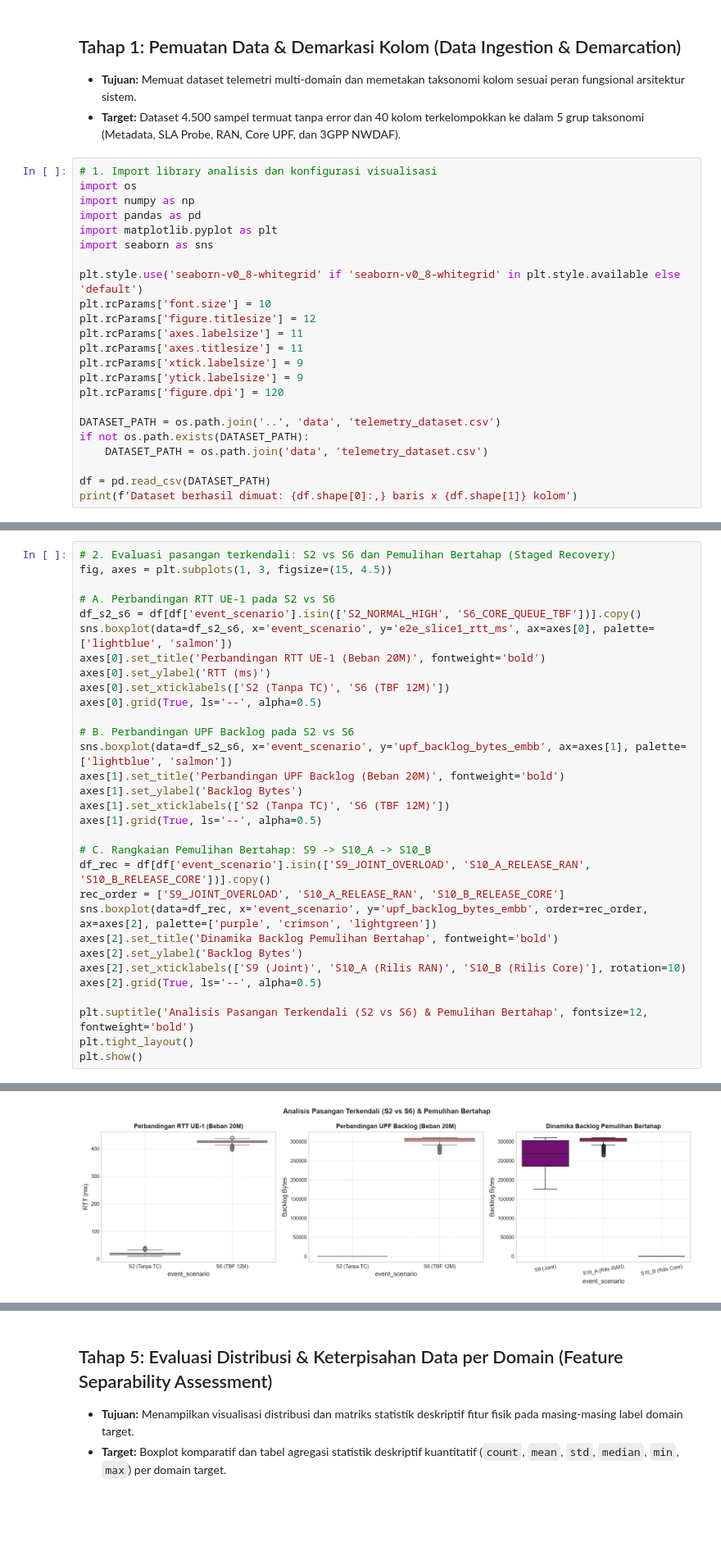
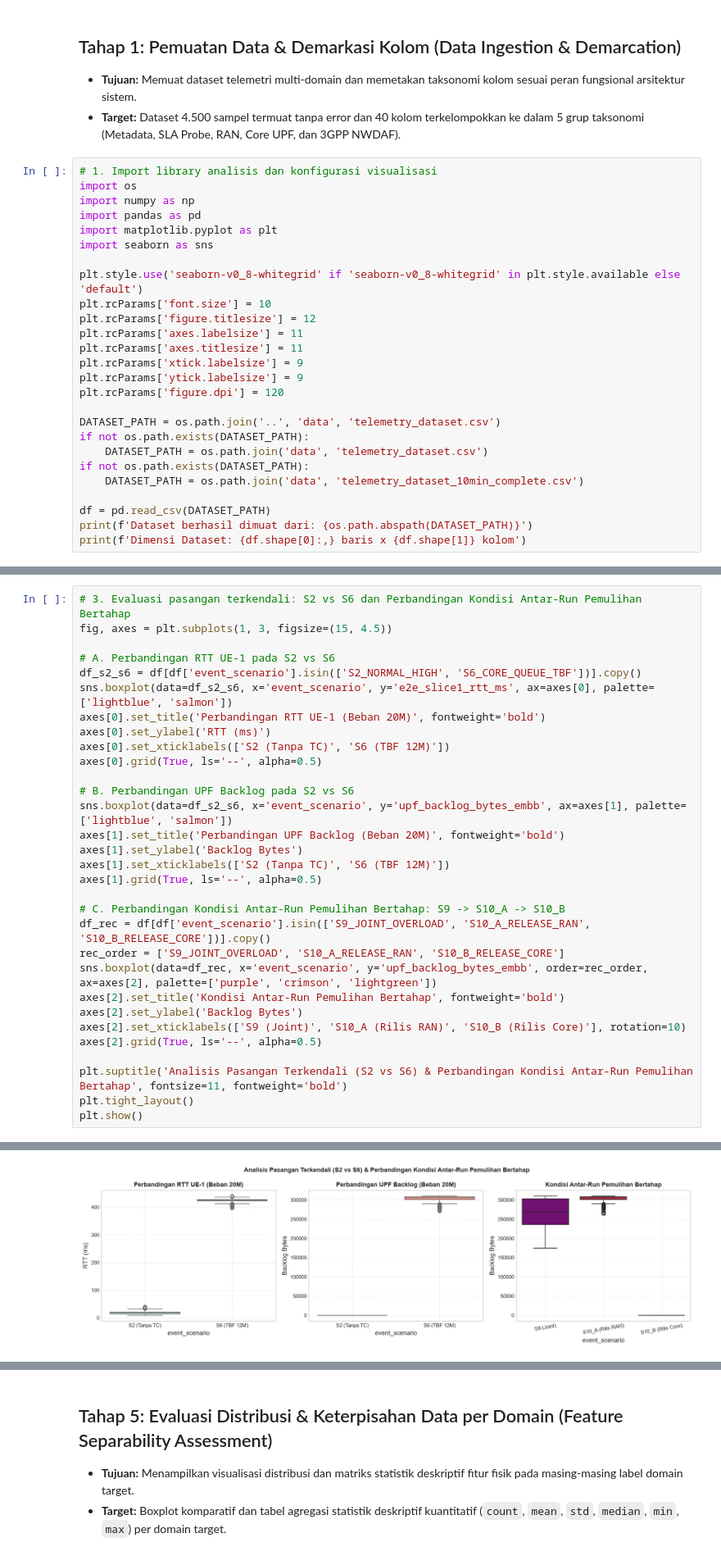
Before and after one commit to IdhulRahman/Thesis, a Jupyter notebook: experiments/01_telemetry_eda.ipynb, the cells around one changed output, grey strips where cells are left out. Shown at 82% size. Saved outputs shown, nothing was run; the diff lists cells and outputs as text; blank space fills up the shorter version.

```diff
--- a/experiments/01_telemetry_eda.ipynb
+++ b/experiments/01_telemetry_eda.ipynb
@@ -26,7 +26,10 @@ plt.rcParams['figure.dpi'] = 120
 DATASET_PATH = os.path.join('..', 'data', 'telemetry_dataset.csv')
 if not os.path.exists(DATASET_PATH):
     DATASET_PATH = os.path.join('data', 'telemetry_dataset.csv')
+if not os.path.exists(DATASET_PATH):
+    DATASET_PATH = os.path.join('data', 'telemetry_dataset_10min_complete.csv')
 
 df = pd.read_csv(DATASET_PATH)
-print(f'Dataset berhasil dimuat: {df.shape[0]:,} baris x {df.shape[1]} kolom')
+print(f'Dataset berhasil dimuat dari: {os.path.abspath(DATASET_PATH)}')
+print(f'Dimensi Dataset: {df.shape[0]:,} baris x {df.shape[1]} kolom')
 # %% [output]
@@ -250,5 +401,5 @@ plt.show()
 # %%
-# 2. Evaluasi pasangan terkendali: S2 vs S6 dan Pemulihan Bertahap (Staged Recovery)
+# 3. Evaluasi pasangan terkendali: S2 vs S6 dan Perbandingan Kondisi Antar-Run Pemulihan Bertahap
 fig, axes = plt.subplots(1, 3, figsize=(15, 4.5))
 
 # A. Perbandingan RTT UE-1 pada S2 vs S6
@@ -266,16 +417,16 @@ axes[1].set_ylabel('Backlog Bytes')
 axes[1].set_xticklabels(['S2 (Tanpa TC)', 'S6 (TBF 12M)'])
 axes[1].grid(True, ls='--', alpha=0.5)
 
-# C. Rangkaian Pemulihan Bertahap: S9 -> S10_A -> S10_B
+# C. Perbandingan Kondisi Antar-Run Pemulihan Bertahap: S9 -> S10_A -> S10_B
 df_rec = df[df['event_scenario'].isin(['S9_JOINT_OVERLOAD', 'S10_A_RELEASE_RAN', 'S10_B_RELEASE_CORE'])].copy()
 rec_order = ['S9_JOINT_OVERLOAD', 'S10_A_RELEASE_RAN', 'S10_B_RELEASE_CORE']
 sns.boxplot(data=df_rec, x='event_scenario', y='upf_backlog_bytes_embb', order=rec_order, ax=axes[2], palette=['purple', 'crimson', 'lightgreen'])
-axes[2].set_title('Dinamika Backlog Pemulihan Bertahap', fontweight='bold')
+axes[2].set_title('Kondisi Antar-Run Pemulihan Bertahap', fontweight='bold')
 axes[2].set_ylabel('Backlog Bytes')
 axes[2].set_xticklabels(['S9 (Joint)', 'S10_A (Rilis RAN)', 'S10_B (Rilis Core)'], rotation=10)
 axes[2].grid(True, ls='--', alpha=0.5)
 
-plt.suptitle('Analisis Pasangan Terkendali (S2 vs S6) & Pemulihan Bertahap', fontsize=12, fontweight='bold')
+plt.suptitle('Analisis Pasangan Terkendali (S2 vs S6) & Perbandingan Kondisi Antar-Run Pemulihan Bertahap', fontsize=11, fontweight='bold')
 plt.tight_layout()
 plt.show()
 # %% [output]
@@ -293,2 +433,2 @@ Passing `palette` without assigning `hue` is deprecated and will be removed in v
-[figure, old version]
+[figure, new version]
 # %%
```
Also changed, not shown: parts of 15 cells of this notebook.
